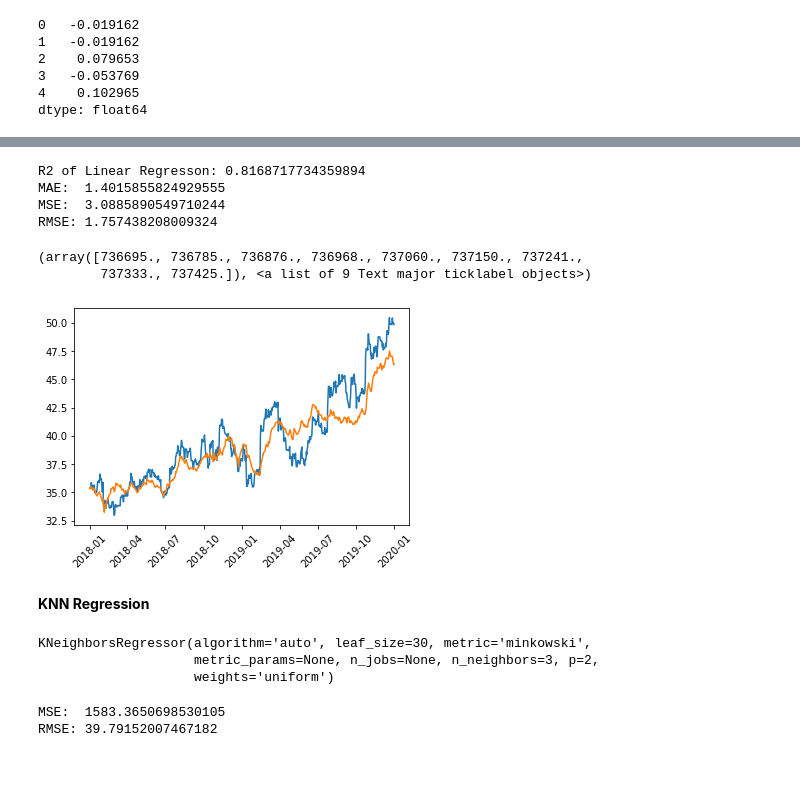
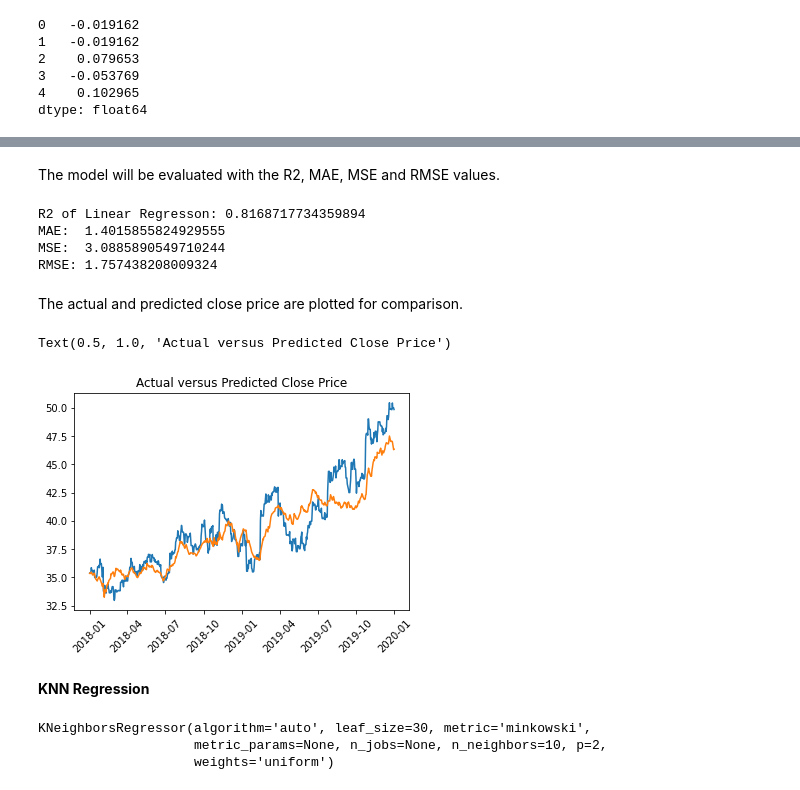
Before and after one commit to melaniaczobit/Predicting-AstraZeneca-Stock-Movement, a Jupyter notebook: AstraZeneca_Stock_Prices.ipynb, the cells around one changed output, grey strips where cells are left out. Drawn from its saved outputs; the diff is of its cells as text; code cells hidden in the pictures.

```diff
--- a/AstraZeneca_Stock_Prices.ipynb
+++ b/AstraZeneca_Stock_Prices.ipynb
@@ -250,3 +260,4 @@ The close price is not stationary. Need to apply differencing and transformation
 # %%
 train['Close_log'] = np.log(train['Close'])
-train['Close_log'].dropna().plot()
+train['Close_sqrt'] = np.sqrt(train['Close'])
+train['Close_diff'] = train['Close'].diff()
@@ -271,3 +263,0 @@ Fail to reject nyll hypothesis. Data is non-stationary
-# %%
-train['Adj_sqrt'] = np.sqrt(train['Close'])
-train['Adj_sqrt'].dropna().plot()
@@ -346,6 +336,5 @@ Preparing train and test set for modeling
 # %%
-# dropping columns that will not be used for training the model
-train_diff = train.drop(['Close_log','Adj_sqrt','Close'],1)
+train_diff = train.drop(['Close_log','Close_sqrt','Close'],1)
 train_diff.shape
 # %% [output]
 (1825, 6)
@@ -413,6 +404,8 @@ for i in predictions_diff_cumsum:
     price_diff_rev.append(close_pred)
 # %%
 y_pred = np.array(price_diff_rev)
+# %% [markdown]
+The model will be evaluated with the R2, MAE, MSE and RMSE values.
 # %%
 from sklearn import metrics
 from sklearn.metrics import mean_squared_error, mean_absolute_error, mean_absolute_error, r2_score
@@ -425,24 +419,25 @@ R2 of Linear Regresson: 0.8168717734359894
 MAE:  1.4015855824929555
 MSE:  3.0885890549710244
 RMSE: 1.757438208009324
+# %% [markdown]
+The actual and predicted close price are plotted for comparison.
 # %%
-# plotting the close price from test set and predicted price
 forecast = pd.Series(y_pred, copy=True, index=test.index)
 plt.plot(test['Close'])
 plt.plot(forecast)
 plt.xticks(rotation=45)
+plt.title('Actual versus Predicted Close Price')
 # %% [output]
-(array([736695., 736785., 736876., 736968., 737060., 737150., 737241.,
-        737333., 737425.]), <a list of 9 Text major ticklabel objects>)
+Text(0.5, 1.0, 'Actual versus Predicted Close Price')
-[figure, old version]
+[figure, new version]
 # %% [markdown]
 **KNN Regression**
 # %%
 from sklearn.neighbors import KNeighborsRegressor
 
-Knn = KNeighborsRegressor(n_neighbors=3)
+Knn = KNeighborsRegressor(n_neighbors=10)
 Knn.fit(X_train, y_train)
 # %% [output]
 KNeighborsRegressor(algorithm='auto', leaf_size=30, metric='minkowski',
-                    metric_params=None, n_jobs=None, n_neighbors=3, p=2,
+                    metric_params=None, n_jobs=None, n_neighbors=10, p=2,
                     weights='uniform')
@@ -449,7 +446,3 @@ KNeighborsRegressor(algorithm='auto', leaf_size=30, metric='minkowski',
 # %%
-knn_y_pred = Knn.predict(X_test)
-print('MSE: ', mean_squared_error(y_test, knn_y_pred))
-print('RMSE:',np.sqrt(mean_squared_error(y_test, knn_y_pred)))
+# print('MSE: ', mean_squared_error(y_test, knn_y_pred))
+# print('RMSE:',np.sqrt(mean_squared_error(y_test, knn_y_pred)))
-# %% [output]
-MSE:  1583.3650698530105
-RMSE: 39.79152007467182
```
Also changed, not shown: parts of 38 cells of this notebook.
